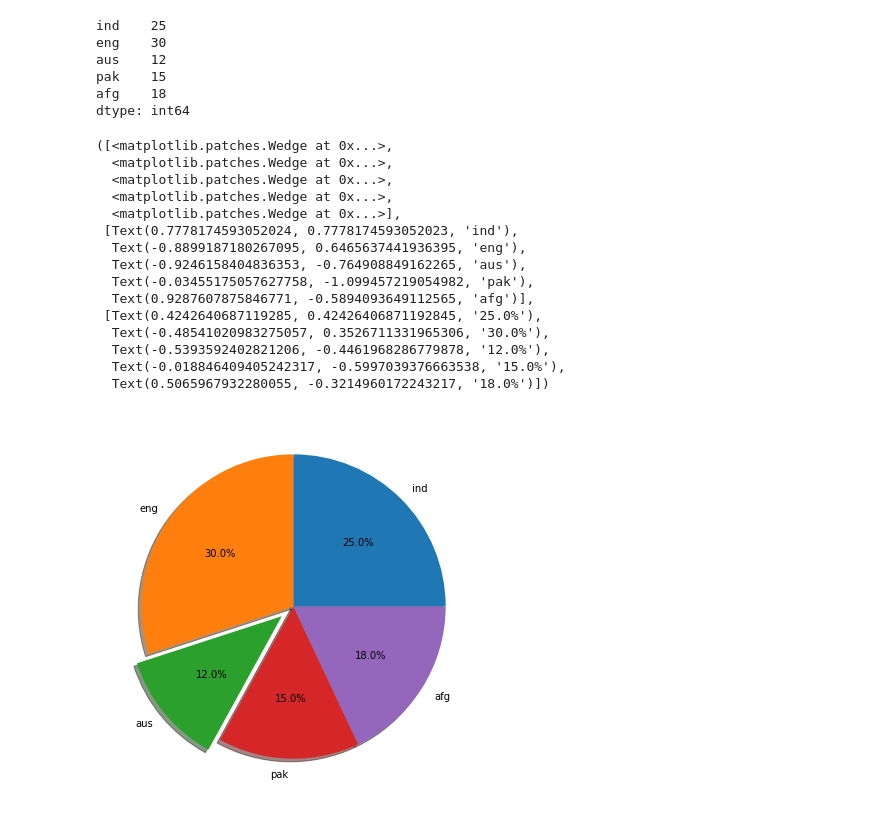
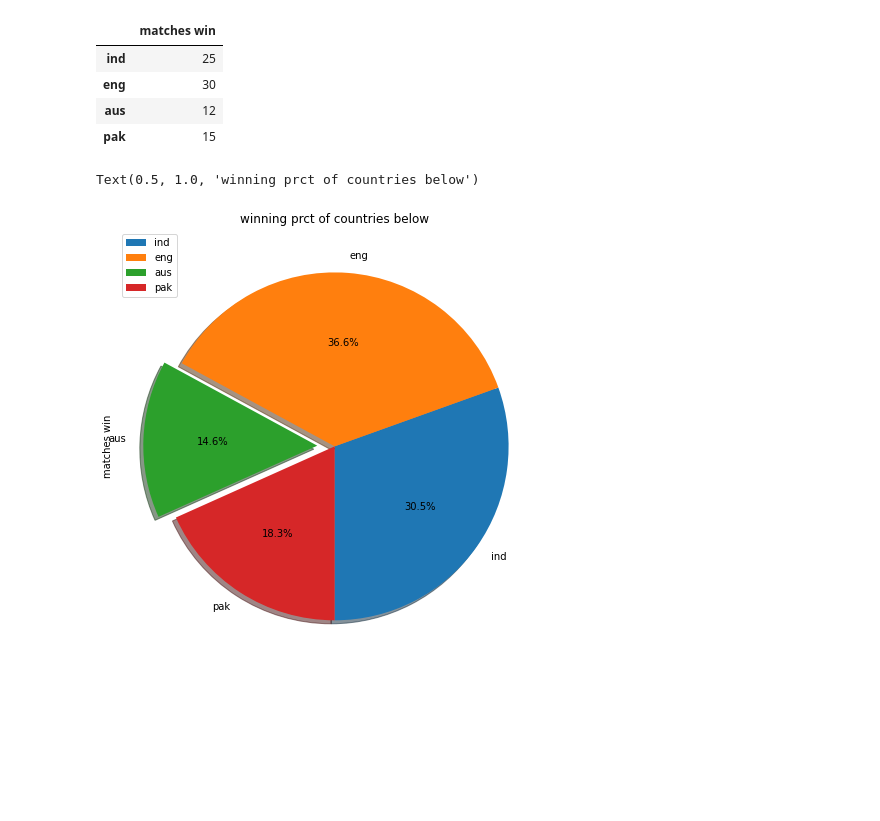
Before and after one commit to KOMPALALOKESH/data-science-project, a Jupyter notebook: data_visualization.ipynb, the cells around one changed output. Cells and saved outputs as stored; diff of their text form; code cells hidden in the pictures; blank space fills up the shorter version.

```diff
--- a/data_visualization.ipynb
+++ b/data_visualization.ipynb
@@ -6,32 +6,18 @@ import seaborn as sb
 import pandas as pd
 %matplotlib inline
 # %%
-df = pd.Series(data = [25,30,12,15,18])
+df = pd.DataFrame(data = {"matches win":[25,30,12,15]},index=["ind","eng","aus","pak"])
 df
 # %% [output]
-ind    25
-eng    30
-aus    12
-pak    15
-afg    18
-dtype: int64
+|  | matches win |
+| ind | 25 |
+| eng | 30 |
+| aus | 12 |
+| pak | 15 |
 # %%
-fig = plt.figure(figsize=(20,7))
-plt.pie(df,autopct="%1.1f%%",explode=(0,0,0.1,0,0),shadow=True,labels=["ind","eng","aus","pak","afg"])
+# plt.figure(figsize=(20,7)) # also these figure method can change the figsize
+df.plot.pie(y="matches win",autopct="%1.1f%%",explode=(0,0,0.1,0),shadow=True,startangle=270,figsize = (8, 8))
+plt.title("winning prct of countries below")
 # %% [output]
-([<matplotlib.patches.Wedge at 0x...>,
-  <matplotlib.patches.Wedge at 0x...>,
-  <matplotlib.patches.Wedge at 0x...>,
-  <matplotlib.patches.Wedge at 0x...>,
-  <matplotlib.patches.Wedge at 0x...>],
- [Text(0.7778174593052024, 0.7778174593052023, 'ind'),
-  Text(-0.8899187180267095, 0.6465637441936395, 'eng'),
-  Text(-0.9246158404836353, -0.764908849162265, 'aus'),
-  Text(-0.03455175057627758, -1.099457219054982, 'pak'),
-  Text(0.9287607875846771, -0.5894093649112565, 'afg')],
- [Text(0.4242640687119285, 0.42426406871192845, '25.0%'),
-  Text(-0.48541020983275057, 0.3526711331965306, '30.0%'),
-  Text(-0.5393592402821206, -0.4461968286779878, '12.0%'),
-  Text(-0.018846409405242317, -0.5997039376663538, '15.0%'),
-  Text(0.5065967932280055, -0.3214960172243217, '18.0%')])
+Text(0.5, 1.0, 'winning prct of countries below')
-[figure, old version]
+[figure, new version]
```
Also changed, not shown: parts of 6 cells of this notebook.
